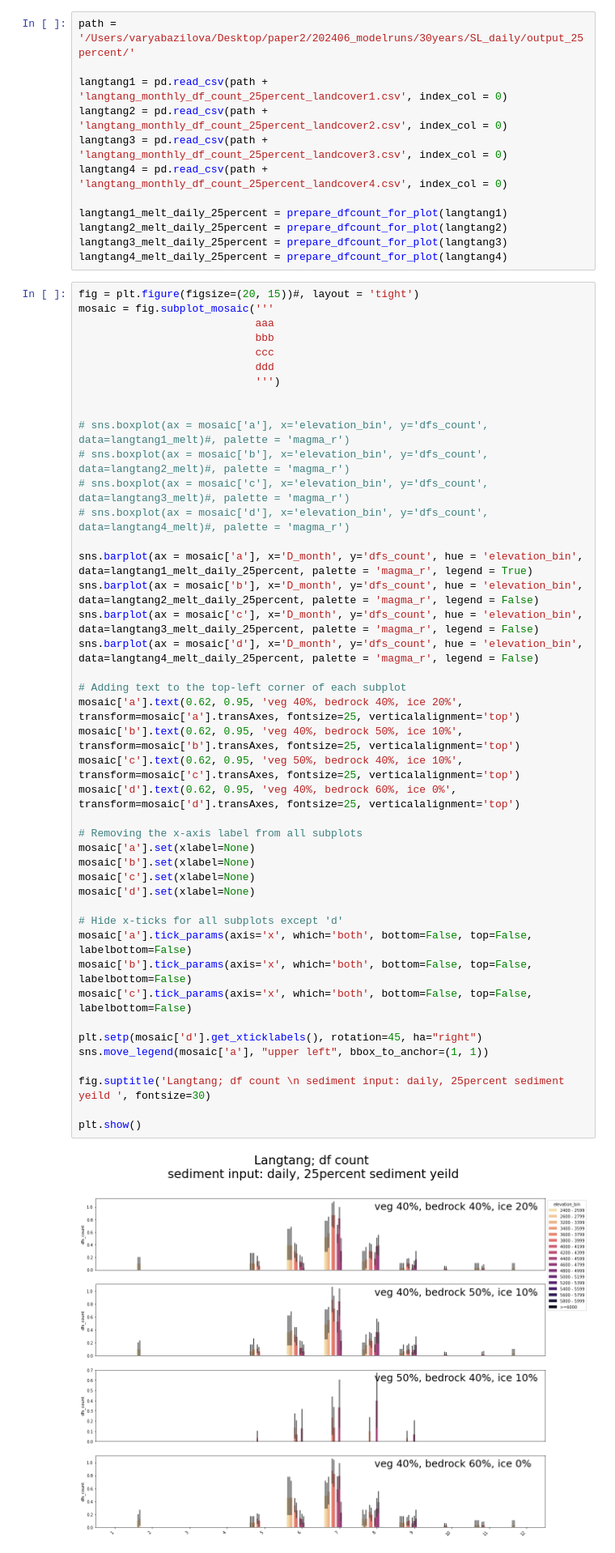
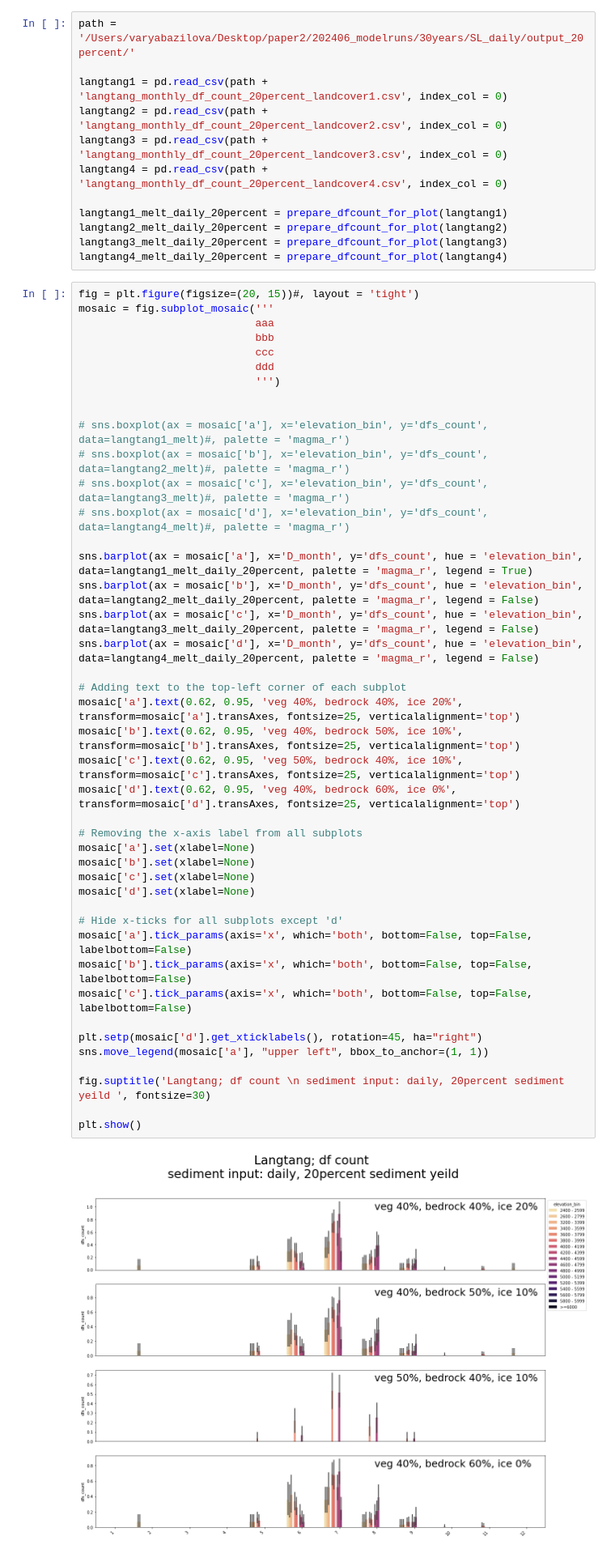
Before and after one commit to varyabazilova/sedcas_sediments_hma, a Jupyter notebook: 202406_modelruns/df_count_monthly_plots.ipynb, the cells around one changed output. Shown at 81% size. Cells and saved outputs as stored; diff of their text form.

Commit message:
correct path to barplots monthly

```diff
--- a/202406_modelruns/df_count_monthly_plots.ipynb
+++ b/202406_modelruns/df_count_monthly_plots.ipynb
@@ -172,17 +176,17 @@ plt.show()
 # %% [output]
 [figure]
 # %%
-path = '/Users/varyabazilova/Desktop/paper2/202406_modelruns/30years/SL_daily/output_25percent/'
+path = '/Users/varyabazilova/Desktop/paper2/202406_modelruns/30years/SL_daily/output_20percent/'
 
-langtang1 = pd.read_csv(path + 'langtang_monthly_df_count_25percent_landcover1.csv', index_col = 0)
-langtang2 = pd.read_csv(path + 'langtang_monthly_df_count_25percent_landcover2.csv', index_col = 0)
-langtang3 = pd.read_csv(path + 'langtang_monthly_df_count_25percent_landcover3.csv', index_col = 0)
-langtang4 = pd.read_csv(path + 'langtang_monthly_df_count_25percent_landcover4.csv', index_col = 0)
+langtang1 = pd.read_csv(path + 'langtang_monthly_df_count_20percent_landcover1.csv', index_col = 0)
+langtang2 = pd.read_csv(path + 'langtang_monthly_df_count_20percent_landcover2.csv', index_col = 0)
+langtang3 = pd.read_csv(path + 'langtang_monthly_df_count_20percent_landcover3.csv', index_col = 0)
+langtang4 = pd.read_csv(path + 'langtang_monthly_df_count_20percent_landcover4.csv', index_col = 0)
 
-langtang1_melt_daily_25percent = prepare_dfcount_for_plot(langtang1)
-langtang2_melt_daily_25percent = prepare_dfcount_for_plot(langtang2)
-langtang3_melt_daily_25percent = prepare_dfcount_for_plot(langtang3)
-langtang4_melt_daily_25percent = prepare_dfcount_for_plot(langtang4)
+langtang1_melt_daily_20percent = prepare_dfcount_for_plot(langtang1)
+langtang2_melt_daily_20percent = prepare_dfcount_for_plot(langtang2)
+langtang3_melt_daily_20percent = prepare_dfcount_for_plot(langtang3)
+langtang4_melt_daily_20percent = prepare_dfcount_for_plot(langtang4)
 # %%
 fig = plt.figure(figsize=(20, 15))#, layout = 'tight')
 mosaic = fig.subplot_mosaic('''
@@ -195,39 +199,39 @@ mosaic = fig.subplot_mosaic('''
 
 # sns.boxplot(ax = mosaic['a'], x='elevation_bin', y='dfs_count', data=langtang1_melt)#, palette = 'magma_r')
 # sns.boxplot(ax = mosaic['b'], x='elevation_bin', y='dfs_count', data=langtang2_melt)#, palette = 'magma_r')
 # sns.boxplot(ax = mosaic['c'], x='elevation_bin', y='dfs_count', data=langtang3_melt)#, palette = 'magma_r')
 # sns.boxplot(ax = mosaic['d'], x='elevation_bin', y='dfs_count', data=langtang4_melt)#, palette = 'magma_r')
 
-sns.barplot(ax = mosaic['a'], x='D_month', y='dfs_count', hue = 'elevation_bin', data=langtang1_melt_daily_25percent, palette = 'magma_r', legend = True)
-sns.barplot(ax = mosaic['b'], x='D_month', y='dfs_count', hue = 'elevation_bin', data=langtang2_melt_daily_25percent, palette = 'magma_r', legend = False)
-sns.barplot(ax = mosaic['c'], x='D_month', y='dfs_count', hue = 'elevation_bin', data=langtang3_melt_daily_25percent, palette = 'magma_r', legend = False)
-sns.barplot(ax = mosaic['d'], x='D_month', y='dfs_count', hue = 'elevation_bin', data=langtang4_melt_daily_25percent, palette = 'magma_r', legend = False)
+sns.barplot(ax = mosaic['a'], x='D_month', y='dfs_count', hue = 'elevation_bin', data=langtang1_melt_daily_20percent, palette = 'magma_r', legend = True)
+sns.barplot(ax = mosaic['b'], x='D_month', y='dfs_count', hue = 'elevation_bin', data=langtang2_melt_daily_20percent, palette = 'magma_r', legend = False)
+sns.barplot(ax = mosaic['c'], x='D_month', y='dfs_count', hue = 'elevation_bin', data=langtang3_melt_daily_20percent, palette = 'magma_r', legend = False)
+sns.barplot(ax = mosaic['d'], x='D_month', y='dfs_count', hue = 'elevation_bin', data=langtang4_melt_daily_20percent, palette = 'magma_r', legend = False)
 
 # Adding text to the top-left corner of each subplot
 mosaic['a'].text(0.62, 0.95, 'veg 40%, bedrock 40%, ice 20%', transform=mosaic['a'].transAxes, fontsize=25, verticalalignment='top')
 mosaic['b'].text(0.62, 0.95, 'veg 40%, bedrock 50%, ice 10%', transform=mosaic['b'].transAxes, fontsize=25, verticalalignment='top')
 mosaic['c'].text(0.62, 0.95, 'veg 50%, bedrock 40%, ice 10%', transform=mosaic['c'].transAxes, fontsize=25, verticalalignment='top')
 mosaic['d'].text(0.62, 0.95, 'veg 40%, bedrock 60%, ice 0%',  transform=mosaic['d'].transAxes, fontsize=25, verticalalignment='top')
 
 # Removing the x-axis label from all subplots
 mosaic['a'].set(xlabel=None)
 mosaic['b'].set(xlabel=None)
 mosaic['c'].set(xlabel=None)
 mosaic['d'].set(xlabel=None)
 
 # Hide x-ticks for all subplots except 'd'
 mosaic['a'].tick_params(axis='x', which='both', bottom=False, top=False, labelbottom=False)
 mosaic['b'].tick_params(axis='x', which='both', bottom=False, top=False, labelbottom=False)
 mosaic['c'].tick_params(axis='x', which='both', bottom=False, top=False, labelbottom=False)
 
 plt.setp(mosaic['d'].get_xticklabels(), rotation=45, ha="right")
 sns.move_legend(mosaic['a'], "upper left", bbox_to_anchor=(1, 1))
 
-fig.suptitle('Langtang; df count \n sediment input: daily, 25percent sediment yeild ', fontsize=30)
+fig.suptitle('Langtang; df count \n sediment input: daily, 20percent sediment yeild ', fontsize=30)
 
 plt.show()
 # %% [output]
-[figure, old version]
+[figure, new version]
 # %% [markdown]
 # input once per year
 # %%
```
Also changed, not shown: parts of 16 cells of this notebook, 18 other files.
